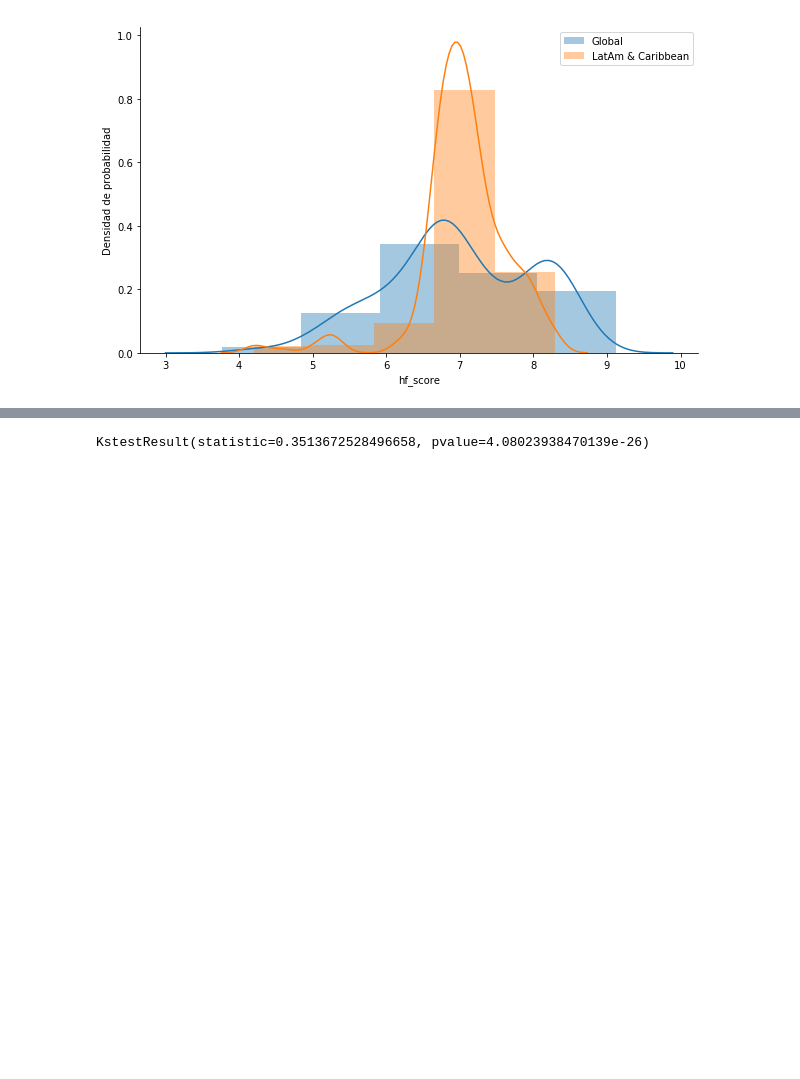
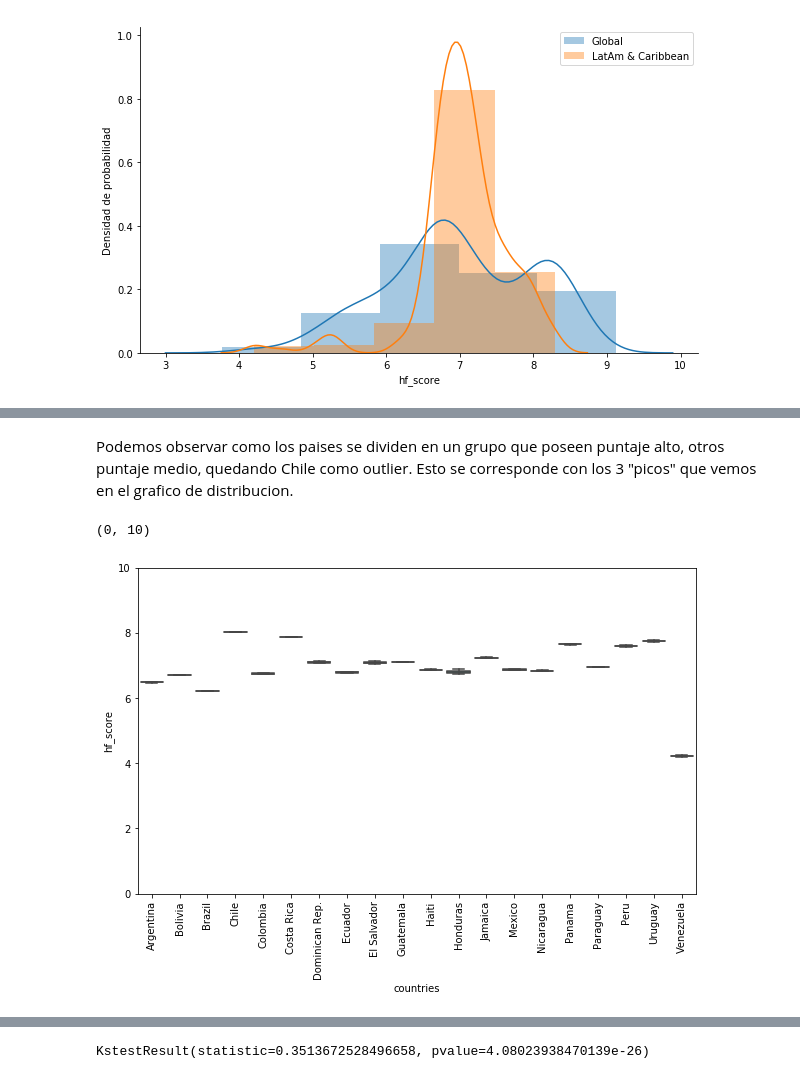
Before and after one commit to fpaludi/DiploDatos, a Jupyter notebook: practico1-gian-item-3.ipynb, the cells around one changed output, grey strips where cells are left out. Drawn from its saved outputs; the diff is of its cells as text; code cells hidden in the pictures; blank space fills up the shorter version.

```diff
--- a/practico1-gian-item-3.ipynb
+++ b/practico1-gian-item-3.ipynb
@@ -135,0 +144,11 @@ Se podría tomar una muestra sin necesidad de usar todos los registros, siempre
+# %% [markdown]
+Podemos observar como los paises se dividen en un grupo que poseen puntaje alto, otros puntaje medio, quedando Chile como outlier. Esto se corresponde con los 3 "picos" que vemos en el grafico de distribucion.
+# %%
+## Boxplot de la variable "hf_score" para LatAm y el Caribe
+plt.figure(figsize=(10,6))
+seaborn.boxplot(data=latam.dropna(), x="countries", y="hf_score")
+plt.xticks(rotation=90)
+plt.ylim([0,10])
+# %% [output]
+(0, 10)
+[figure, added]
```
Also changed, not shown: parts of 3 cells of this notebook.
